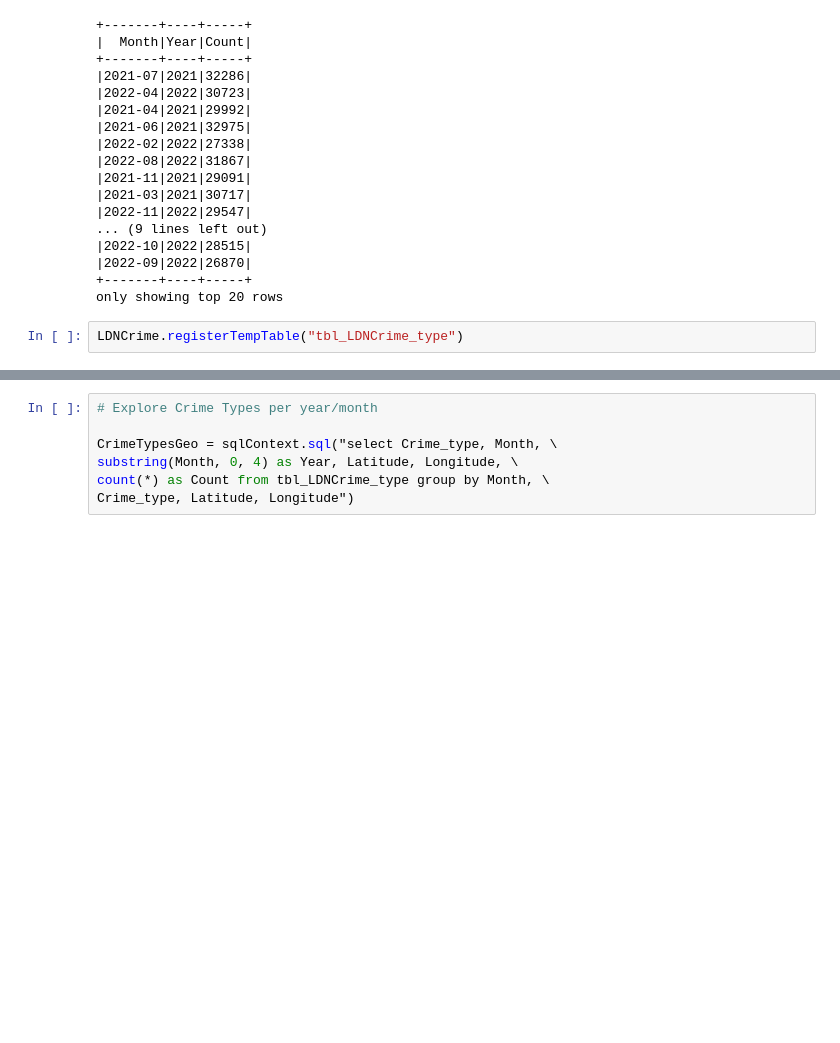
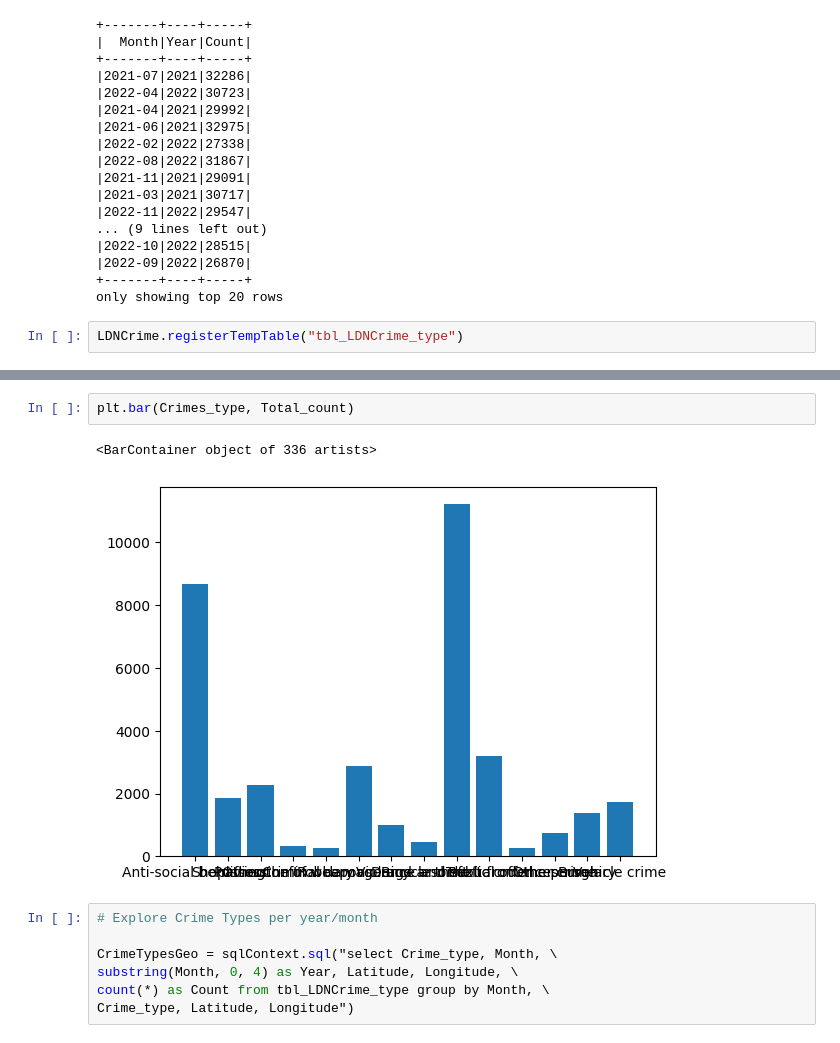
Before and after one commit to Kashem-Ifte/Big-Data-Analytics, a Jupyter notebook: bdanalytics-01.ipynb, the cells around one changed output, grey strips where cells are left out. Drawn from its saved outputs; the diff is of its cells as text; blank space fills up the shorter version.

```diff
--- a/bdanalytics-01.ipynb
+++ b/bdanalytics-01.ipynb
@@ -437,3 +532,8 @@ only showing top 20 rows
+# %%
+plt.bar(Crimes_type, Total_count)
+# %% [output]
+<BarContainer object of 336 artists>
+[figure, added]
 # %%
 # Explore Crime Types per year/month
 
```
Also changed, not shown: parts of 24 cells of this notebook.
